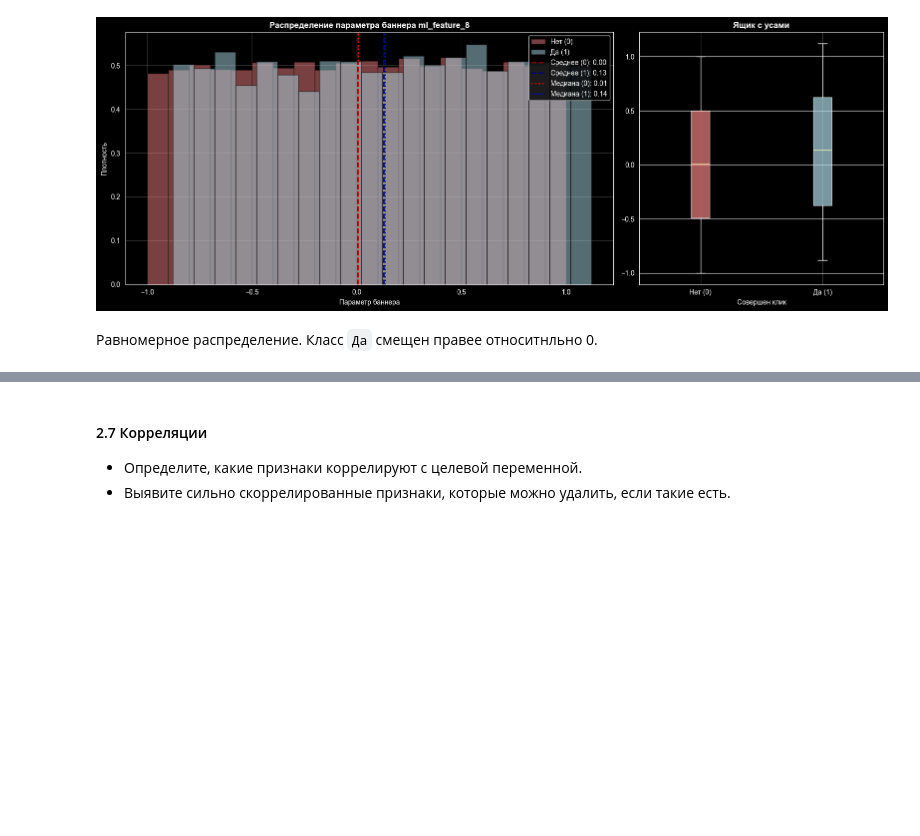
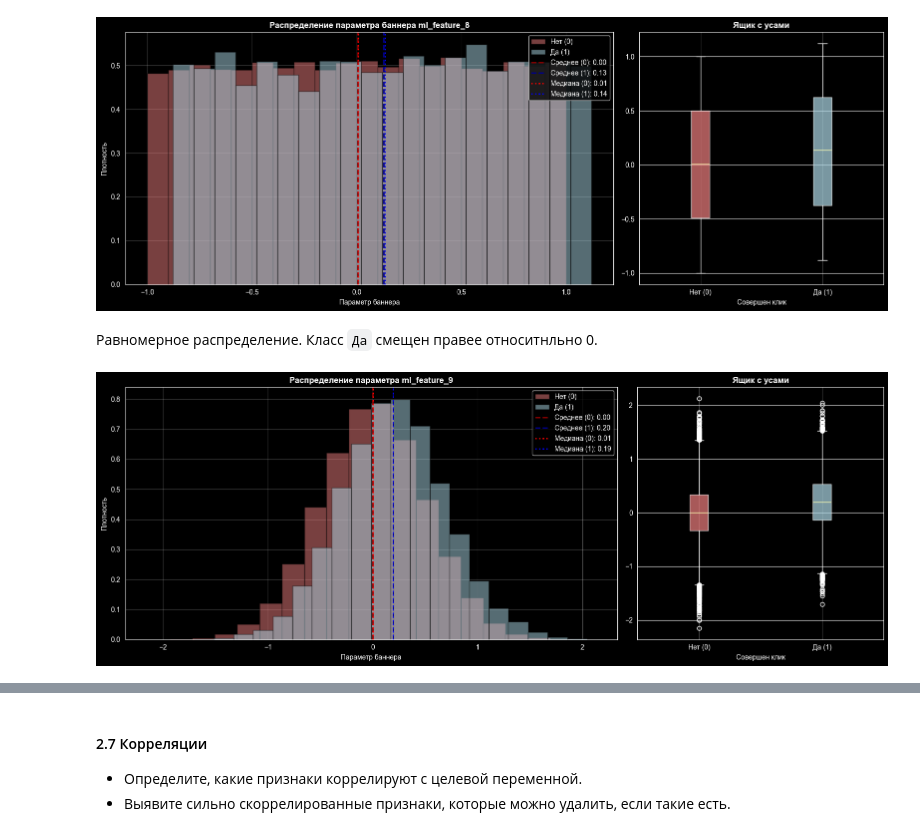
Before and after one commit to msesemov/DS_SVM_sprint_12, a Jupyter notebook: db5c0999-b3ac-41f4-b5f0-ab81a17a3c21.ipynb, the cells around one changed output, grey strips where cells are left out. Drawn from its saved outputs; the diff is of its cells as text; code cells hidden in the pictures; blank space fills up the shorter version.

```diff
--- a/db5c0999-b3ac-41f4-b5f0-ab81a17a3c21.ipynb
+++ b/db5c0999-b3ac-41f4-b5f0-ab81a17a3c21.ipynb
@@ -168,6 +169,6 @@ device_ip вероятно тоже малоинформативный приз
 # %%
 #Удаляем столбец
-df = df.drop(columns=['id'])
+df = df.drop(columns=['id', 'device_id', 'device_ip'])
 # %% [markdown]
 #### 2.4 Анализ пропущенных значений
 - Проверьте долю пропусков в каждом признаке.
@@ -381,5 +382,7 @@ plot_distribution(df, 'click', 'ml_feature_8',
 # %% [markdown]
 Равномерное распределение. Класс `Да` смещен правее относитнльно 0.
 # %%
-plot_distribution(df, 'click', 'ml_feature_8',
-            'Распределение параметра ml_feature_8', 'Параметр баннера', bins=20)
+plot_distribution(df, 'click', 'ml_feature_9',
+            'Распределение параметра ml_feature_9', 'Параметр баннера', bins=20)
+# %% [output]
+[figure, added]
```
Also changed, not shown: parts of 17 cells of this notebook.
